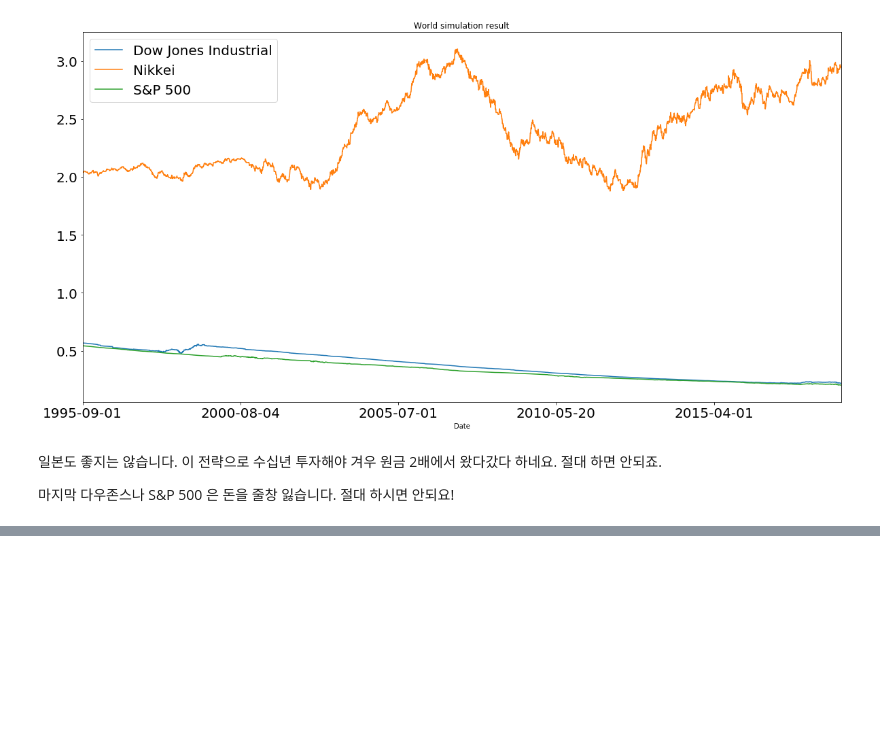
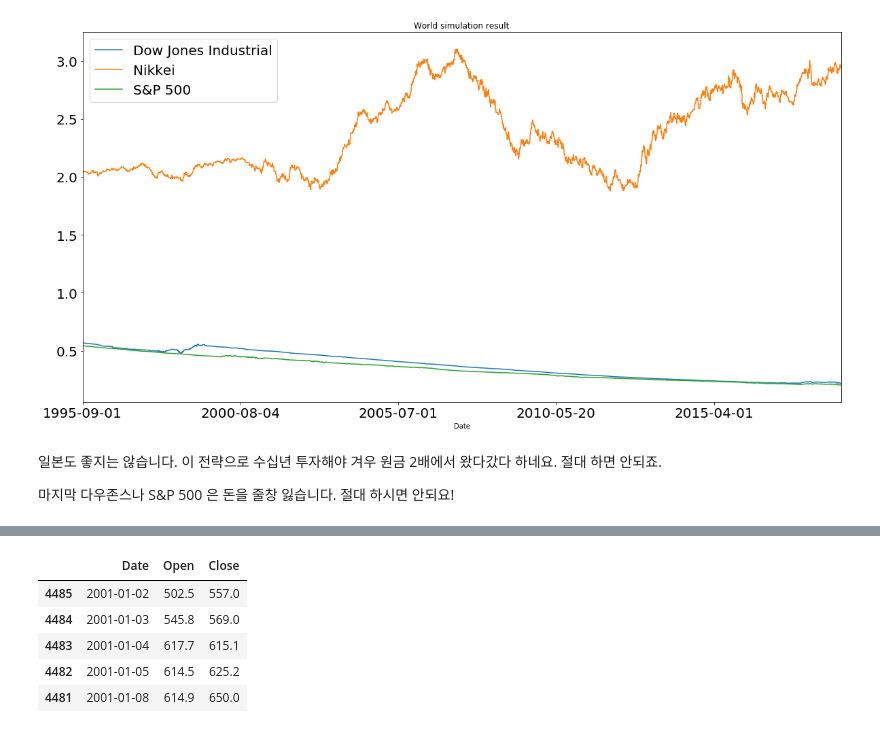
Before and after one commit to tomowind/hkkang_youtube, a Jupyter notebook: notebooks/48-buy-close-sell-open.ipynb, the cells around one changed output, grey strips where cells are left out. Saved outputs shown, nothing was run; the diff lists cells and outputs as text; code cells hidden in the pictures; blank space fills up the shorter version.

```diff
--- a/notebooks/48-buy-close-sell-open.ipynb
+++ b/notebooks/48-buy-close-sell-open.ipynb
@@ -216,0 +219,13 @@ df.tail()
+# %%
+filepath = 'kosdaq_daily.csv'
+df = (pd.read_csv(filepath, parse_dates=['Date'])[['Date', 'Open', 'Price']]
+        .rename({'Price': 'Close'}, axis='columns')
+        .sort_values(by='Date'))
+df.head()
+# %% [output]
+|  | Date | Open | Close |
+| 4485 | 2001-01-02 | 502.5 | 557.0 |
+| 4484 | 2001-01-03 | 545.8 | 569.0 |
+| 4483 | 2001-01-04 | 617.7 | 615.1 |
+| 4482 | 2001-01-05 | 614.5 | 625.2 |
+| 4481 | 2001-01-08 | 614.9 | 650.0 |
```
Also changed, not shown: parts of 9 cells of this notebook.
